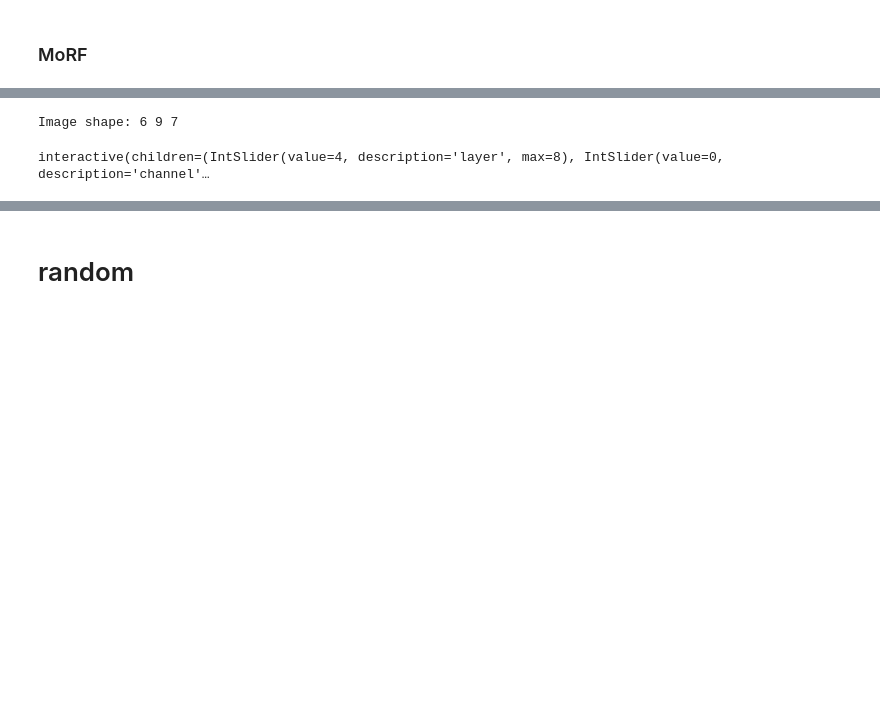
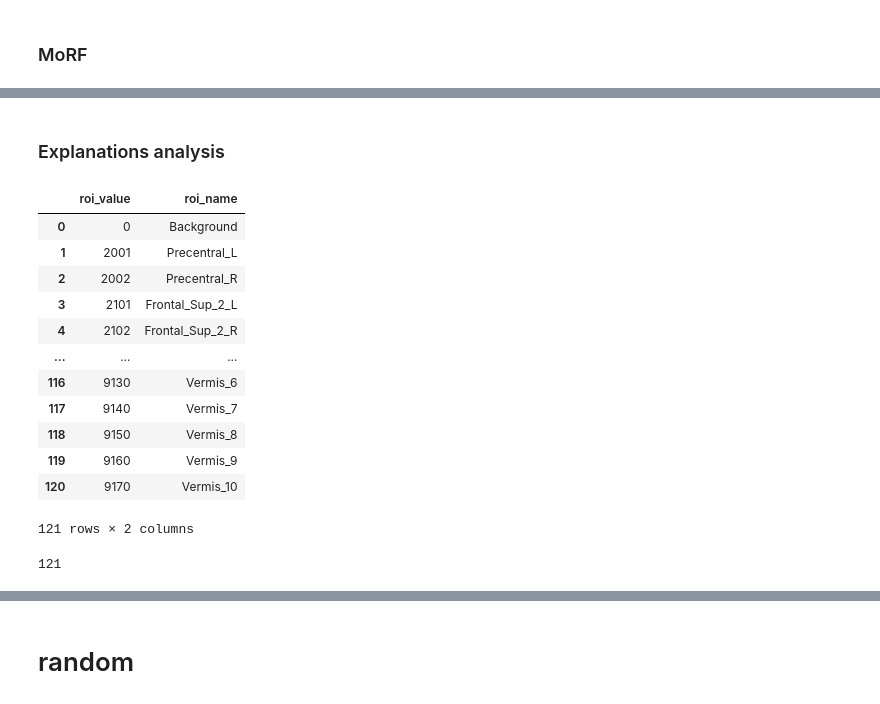
Before and after one commit to cosasha97/interpretability-dl-ndd, a Jupyter notebook: experiments.ipynb, the cells around one changed output, grey strips where cells are left out. Cells and saved outputs as stored; diff of their text form; code cells hidden in the pictures; blank space fills up the shorter version.

```diff
--- a/experiments.ipynb
+++ b/experiments.ipynb
@@ -446,5 +490,2 @@ arr = np.load(os.path.join(path, files[0]))
-# %%
-visualize_explanations(torch.tensor(arr),{'branch3': arr},targets='age')
-# %% [output]
-Image shape: 6 9 7
-interactive(children=(IntSlider(value=4, description='layer', max=8), IntSlider(value=0, description='channel'…
+# %% [markdown]
+### Explanations analysis
@@ -450,0 +495,16 @@ interactive(children=(IntSlider(value=4, description='layer', max=8), IntSlider(
+# %%
+atlas_tsv
+# %% [output]
+|  | roi_value | roi_name |
+| 0 | 0 | Background |
+| 1 | 2001 | Precentral_L |
+| 2 | 2002 | Precentral_R |
+| 3 | 2101 | Frontal_Sup_2_L |
+| 4 | 2102 | Frontal_Sup_2_R |
+| ... | ... | ... |
+| 116 | 9130 | Vermis_6 |
+| 117 | 9140 | Vermis_7 |
+| 118 | 9150 | Vermis_8 |
+| 119 | 9160 | Vermis_9 |
+| 120 | 9170 | Vermis_10 |
+121 rows × 2 columns
@@ -450,0 +520,4 @@ interactive(children=(IntSlider(value=4, description='layer', max=8), IntSlider(
+# %%
+len(np.unique(data))
+# %% [output]
+121
```
Also changed, not shown: parts of 23 cells of this notebook, 3 other files.
